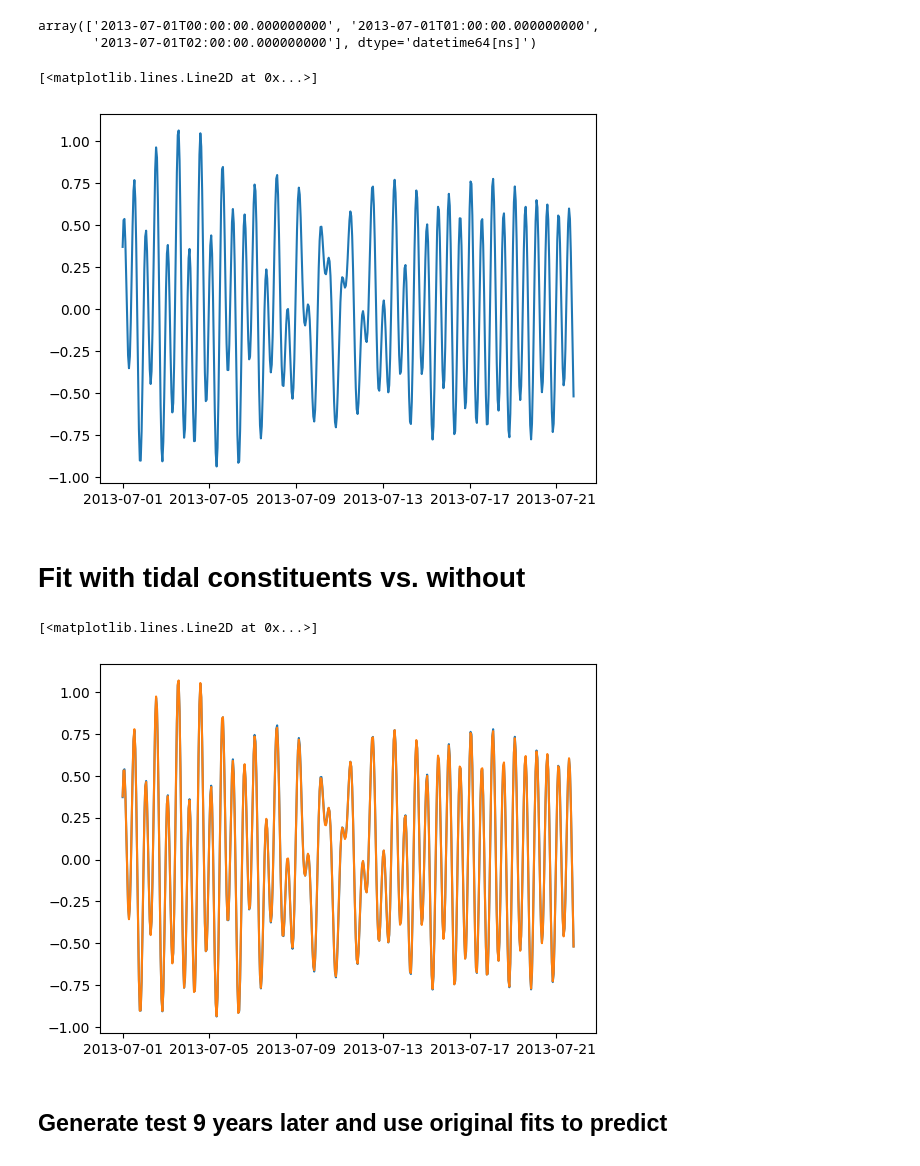
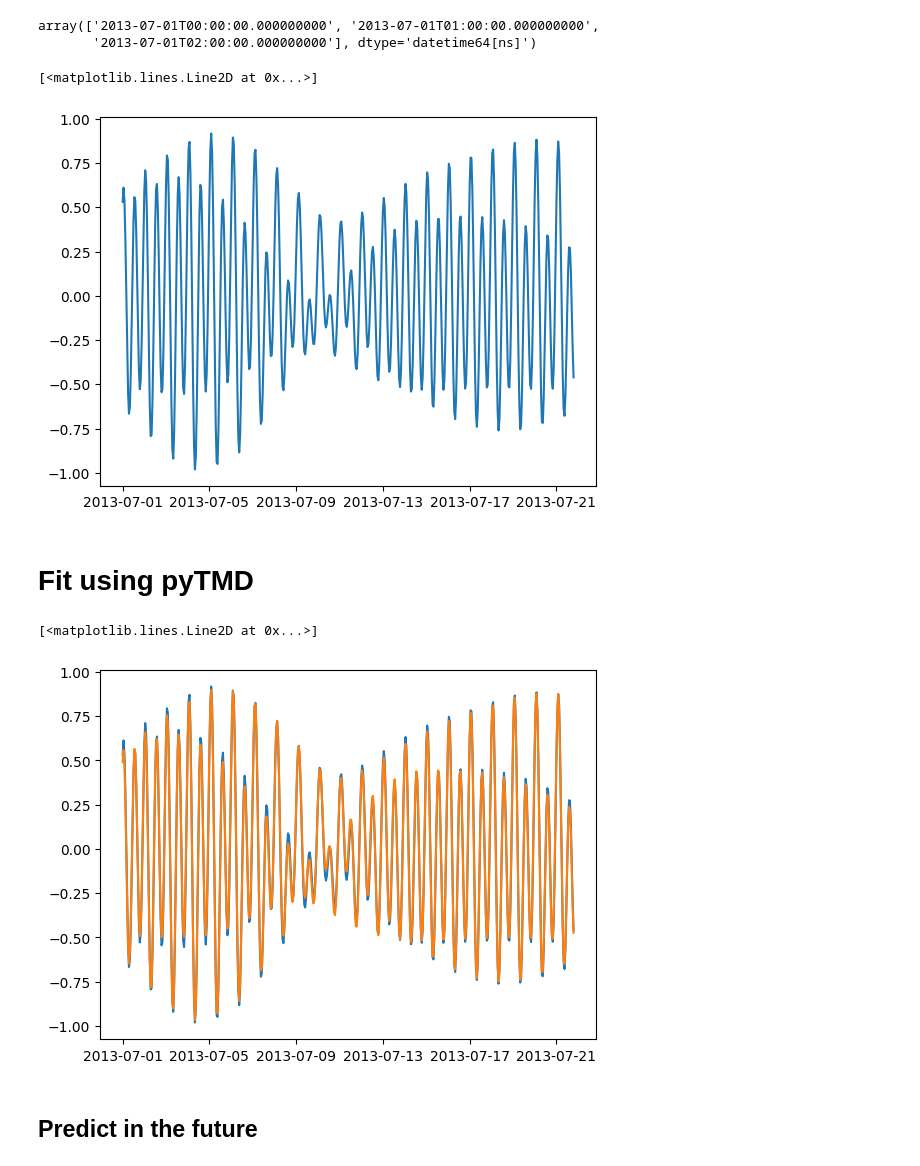
Before and after one commit to williamedge/iwatlas, a Jupyter notebook: sandpit/test_pyTMD_fits.ipynb, the cells around one changed output. Cells and saved outputs as stored; diff of their text form; code cells hidden in the pictures.

```diff
--- a/sandpit/test_pyTMD_fits.ipynb
+++ b/sandpit/test_pyTMD_fits.ipynb
@@ -24,10 +25,10 @@ print(pyTMD.__version__)
 2.2.7
 # %%
 seasonal_freq_list = ['M2','S2','K1','O1']
-freq_list = ['N2','Q1']
+freq_list = ['N2','Q1', 'P1']
 
 constituents = seasonal_freq_list + freq_list
 constituents_lower= [c.lower() for c in constituents]
 
-lat, lon = -20, 114
+lat, lon = -20.76128333, 114.7586167  # NWSBAR
 # %%
@@ -214,11 +171,12 @@ px = 500
 plt.plot(ts.to_datetime()[:px], TIDE.data[:px], label='FES2022')
 # %% [output]
 [<matplotlib.lines.Line2D at 0x...>]
-[figure, old version]
+[figure, new version]
 # %% [markdown]
-# Fit with tidal constituents vs. without
+# Fit using pyTMD
 # %%
-amp_tmd, ph_tmd = pyTMD.solve.constants(ts.MJD, TIDE.data, constituents=constituents_lower)
+amp_tmd, ph_tmd = pyTMD.solve.constants(ts.MJD, TIDE.data, constituents=constituents_lower,
+                                        corrections="FES")
 
 cph_tmd = -1j*ph_tmd*np.pi/180.0
 # calculate constituent oscillation
@@ -229,12 +187,20 @@ TIDE_tmd = pyTMD.predict.time_series(ts.MJD, hc_tmd, constituents_lower,
 MINOR_tmd = pyTMD.predict.infer_minor(ts.MJD, hc_tmd, constituents_lower,
                                 deltat=DELTAT, corrections='FES')
 TIDE_tmd.data[:] += MINOR_tmd.data[:]
+# %%
+TIDE_no = pyTMD.predict.time_series(ts.MJD, hc_tmd, constituents_lower,
+                                corrections=None)
+MINOR_no = pyTMD.predict.infer_minor(ts.MJD, hc_tmd, constituents_lower,
+                                deltat=DELTAT, corrections=None)
+TIDE_no.data[:] += MINOR_no.data[:]
 # %%
-plt.plot(ts.to_datetime()[:px], TIDE.data[:px], label='FES2022')
+px = 500
+# plt.plot(ts.to_datetime()[:px], TIDE.data[:px], label='FES2022')
 plt.plot(ts.to_datetime()[:px], TIDE_tmd.data[:px], label='TMD (FES)')
+plt.plot(ts.to_datetime()[:px], TIDE_no.data[:px], label='TMD (No Corrections)')
 # %% [output]
 [<matplotlib.lines.Line2D at 0x...>]
-[figure, old version]
+[figure, new version]
 # %% [markdown]
-## Generate test 9 years later and use original fits to predict
+## Predict in the future
 # %%
```
Also changed, not shown: parts of 41 cells of this notebook, 2 other files.
